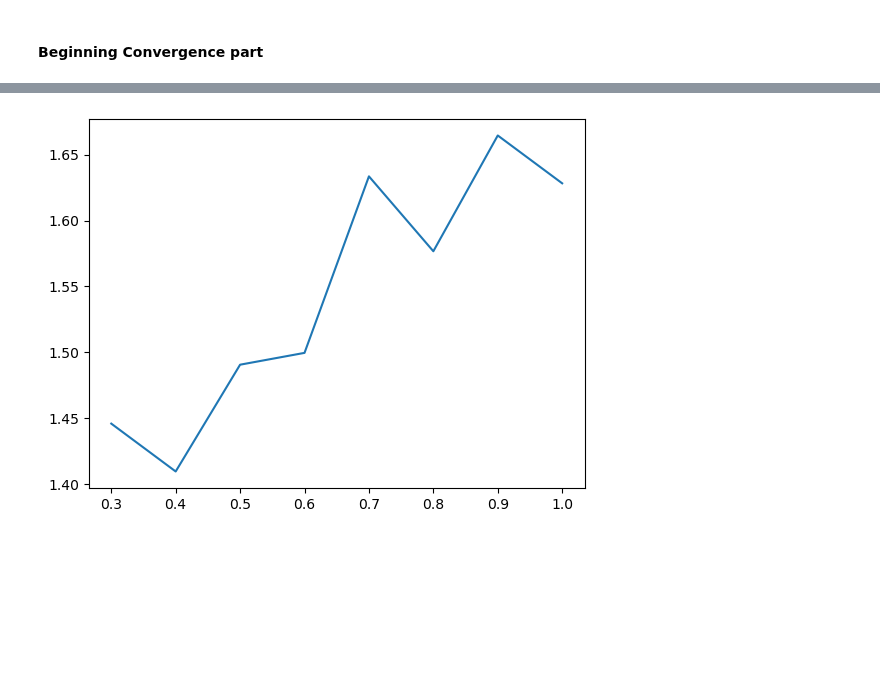
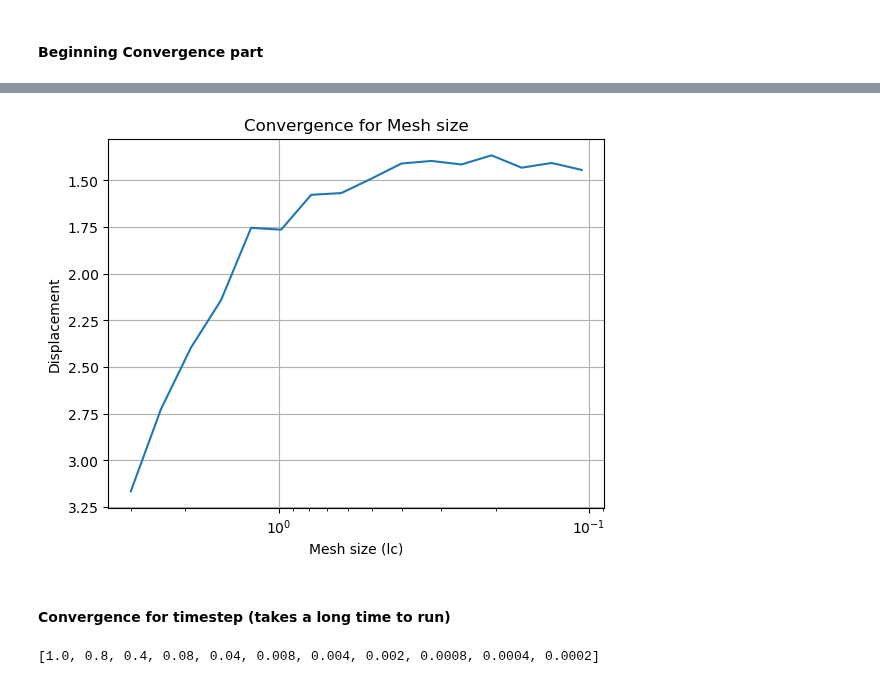
Before and after one commit to maxblw/CIEM4220_CM, a Jupyter notebook: model/1_model_definition.ipynb, the cells around one changed output, grey strips where cells are left out. Saved outputs shown, nothing was run; the diff lists cells and outputs as text; code cells hidden in the pictures; blank space fills up the shorter version.

Commit message:
Convergence

```diff
--- a/model/1_model_definition.ipynb
+++ b/model/1_model_definition.ipynb
@@ -175,0 +178,8 @@ top_right = np.where((points[:,1] == roof) & (points[:,0] == seaside+tip))
+# %%
+# Form values for a decreasing mesh size
+start = 3.0          # Initial value of lc
+factor = 0.8         # 60% of previous
+num_values = 16      # Number of elements
+
+lc = start * factor ** np.arange(num_values)
+print(lc)
@@ -176,6 +190,4 @@ top_right = np.where((points[:,1] == roof) & (points[:,0] == seaside+tip))
 # %%
-importlib.reload(Convergence) # reload Convergence.py for changes in file
+# importlib.reload(Convergence) # reload Convergence.py for changes in file
 
-lc = np.arange(1.0, 0.2, -0.1) # decresing lc in steps of 0.1
-
-displacement_lc = convergence.mesh_size(lc, time_steps, seaside, roof, top, wall, tip, C, density, body_force, k_bottom, load, amplification, dt, gamma, beta, top_left);
+# displacement_lc = Convergence.mesh_size(lc, time_steps, seaside, roof, top, wall, tip, C, density, body_force, k_bottom, load, amplification, dt, gamma, beta, top_left);
@@ -182,14 +213,22 @@ displacement_lc = convergence.mesh_size(lc, time_steps, seaside, roof, top, wall
 # %%
 # Plotting the values
 plt.figure()
-plt.plot(lc, displacement_lc)
-plt.show()
+plt.semilogx(lc, displacement_lc)
+plt.gca().invert_xaxis()
+plt.gca().invert_yaxis()
+plt.xlabel('Mesh size (lc)')
+plt.ylabel('Displacement')
+plt.title('Convergence for Mesh size')
+plt.grid()
+plt.savefig('Convergence for mesh size', dpi=300)
 # %% [output]
-[figure, old version]
+[figure, new version]
+# %% [markdown]
+#### Convergence for timestep (takes a long time to run)
 # %%
-importlib.reload(Convergence) # reload Convergence.py for changes in file
-
-T = 2 # total time
-
-dt_list = [1, 0.5, 0.25, 0.2, 0.1] # decreasing dt
-displacement_dt = Convergence.time_step(T, dt_list, amplification, f, K, M, gamma, beta, top_left)
+T = 4 # total time (preferably an integer)
+dt_list = [T/T, T/5, T/(2*T), T/10, (T/T)/4, (T/T)/5, T/(10*T), T/50, T/100, ] # decreasing dt
+dt_list = [T/T, T/5, T/10, T/50, T/100, T/500, T/1_000, T/2_000, T/5_000, T/10_000, T/20_000]
+print(dt_list)
+# %% [output]
+[1.0, 0.8, 0.4, 0.08, 0.04, 0.008, 0.004, 0.002, 0.0008, 0.0004, 0.0002]
```
Also changed, not shown: parts of 5 cells of this notebook, 3 other files.
